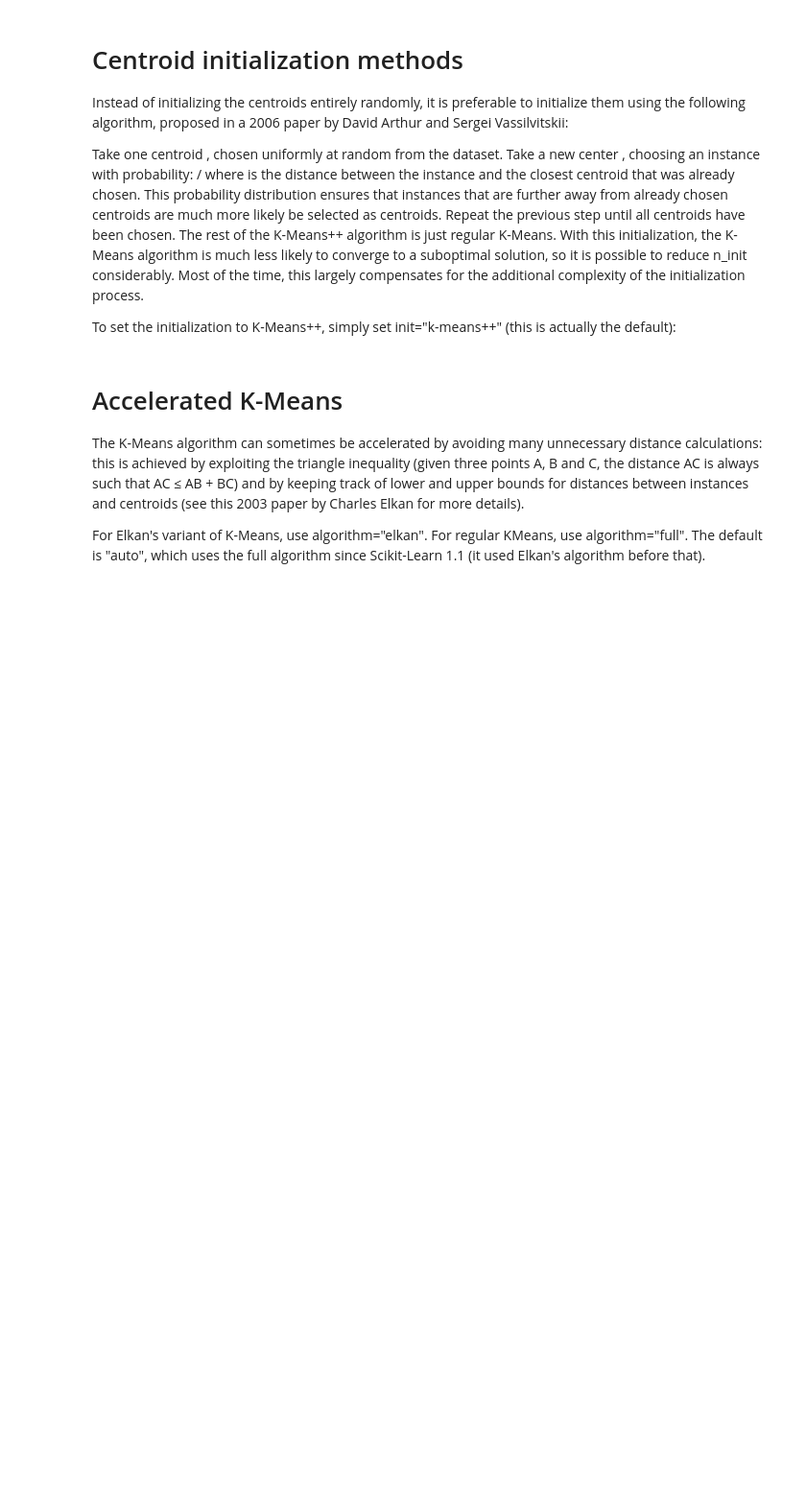
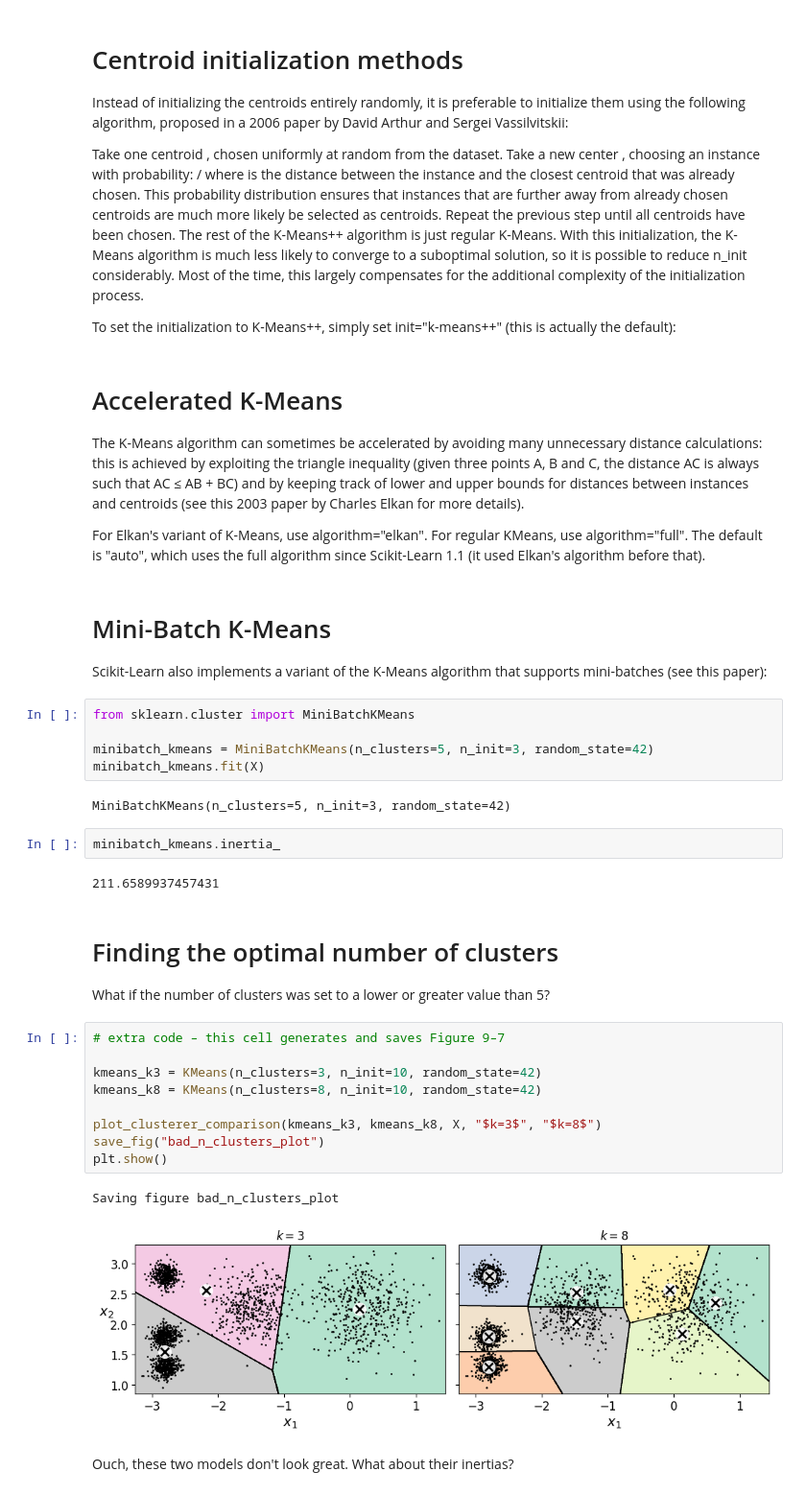
Before and after one commit to Pavan-jangid-here/Learning, a Jupyter notebook: Machine Learning (ML)/8. Unsupervised Learning.ipynb, the cells around one changed output. Shown at 96% size. Drawn from its saved outputs; the diff is of its cells as text; blank space fills up the shorter version.

Commit message:
KMeans algo in progress

```diff
--- a/Machine Learning (ML)/8. Unsupervised Learning.ipynb
+++ b/Machine Learning (ML)/8. Unsupervised Learning.ipynb
@@ -443,3 +443,34 @@ To set the initialization to K-Means++, simply set init="k-means++" (this is act
 The K-Means algorithm can sometimes be accelerated by avoiding many unnecessary distance calculations: this is achieved by exploiting the triangle inequality (given three points A, B and C, the distance AC is always such that AC ≤ AB + BC) and by keeping track of lower and upper bounds for distances between instances and centroids (see this 2003 paper by Charles Elkan for more details).
 
 For Elkan's variant of K-Means, use algorithm="elkan". For regular KMeans, use algorithm="full". The default is "auto", which uses the full algorithm since Scikit-Learn 1.1 (it used Elkan's algorithm before that).
+# %% [markdown]
+# Mini-Batch K-Means
+Scikit-Learn also implements a variant of the K-Means algorithm that supports mini-batches (see this paper):
+# %%
+from sklearn.cluster import MiniBatchKMeans
+
+minibatch_kmeans = MiniBatchKMeans(n_clusters=5, n_init=3, random_state=42)
+minibatch_kmeans.fit(X)
+# %% [output]
+MiniBatchKMeans(n_clusters=5, n_init=3, random_state=42)
+# %%
+minibatch_kmeans.inertia_
+# %% [output]
+211.6589937457431
+# %% [markdown]
+# Finding the optimal number of clusters
+What if the number of clusters was set to a lower or greater value than 5?
+# %%
+# extra code – this cell generates and saves Figure 9–7
+
+kmeans_k3 = KMeans(n_clusters=3, n_init=10, random_state=42)
+kmeans_k8 = KMeans(n_clusters=8, n_init=10, random_state=42)
+
+plot_clusterer_comparison(kmeans_k3, kmeans_k8, X, "$k=3$", "$k=8$")
+save_fig("bad_n_clusters_plot")
+plt.show()
+# %% [output]
+Saving figure bad_n_clusters_plot
+[figure, added]
+# %% [markdown]
+Ouch, these two models don't look great. What about their inertias?
```
Also changed, not shown: parts of 18 cells of this notebook, 7 other files.
